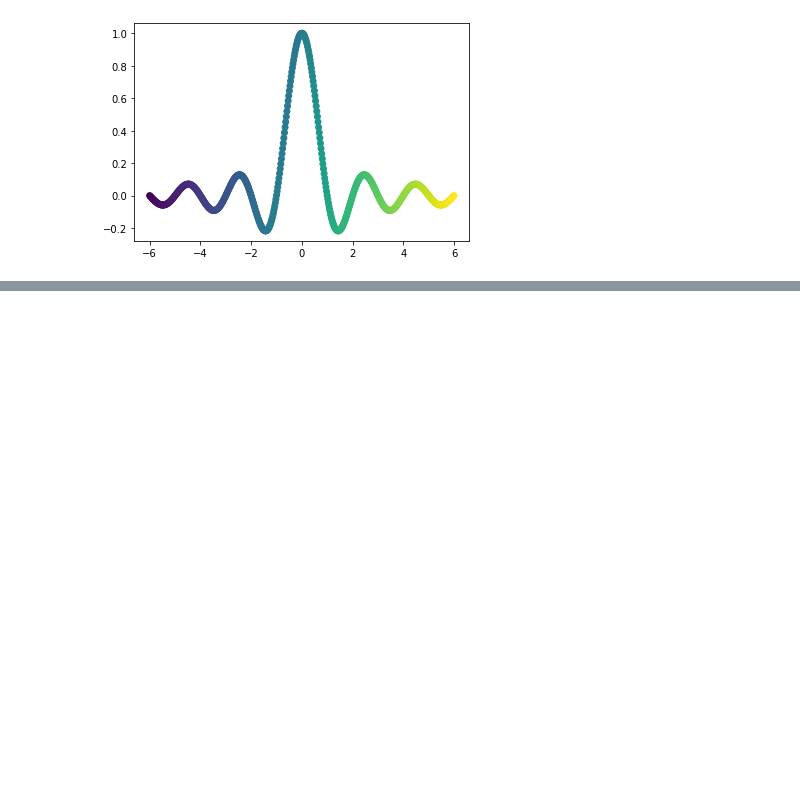
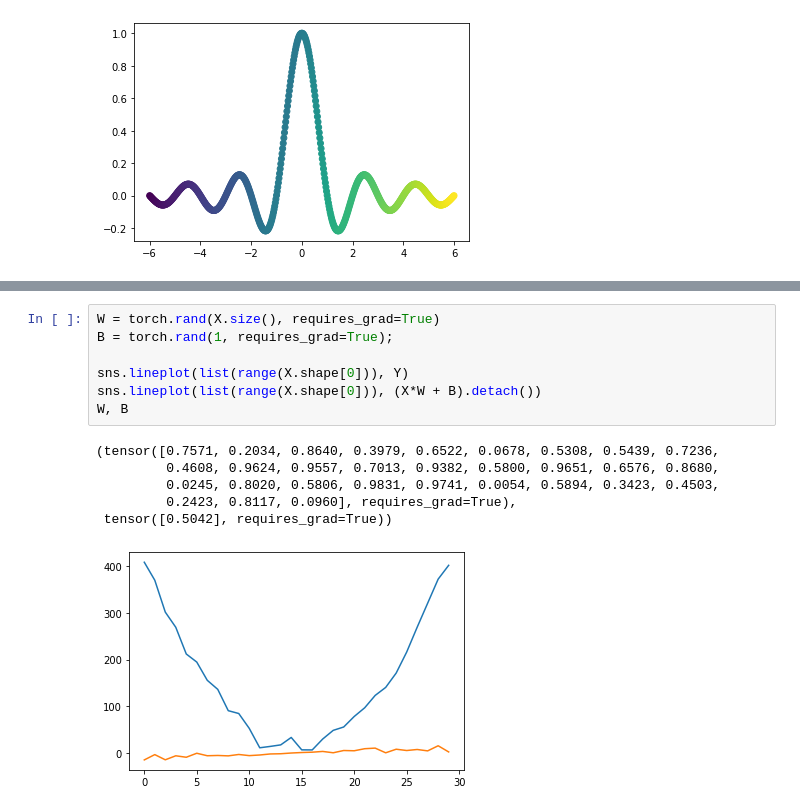
Before and after one commit to Nossonhuebner/ml-study, a Jupyter notebook: matplotlib practice/misc fundamentals.ipynb, the cells around one changed output, grey strips where cells are left out. Saved outputs shown, nothing was run; the diff lists cells and outputs as text; blank space fills up the shorter version.

```diff
--- a/matplotlib practice/Untitled.ipynb
+++ b/matplotlib practice/misc fundamentals.ipynb
@@ -219,0 +241,14 @@ TypeError: 'float' object cannot be interpreted as an integer
+# %%
+W = torch.rand(X.size(), requires_grad=True)
+B = torch.rand(1, requires_grad=True);
+
+sns.lineplot(list(range(X.shape[0])), Y)
+sns.lineplot(list(range(X.shape[0])), (X*W + B).detach())
+W, B
+# %% [output]
+(tensor([0.7571, 0.2034, 0.8640, 0.3979, 0.6522, 0.0678, 0.5308, 0.5439, 0.7236,
+         0.4608, 0.9624, 0.9557, 0.7013, 0.9382, 0.5800, 0.9651, 0.6576, 0.8680,
+         0.0245, 0.8020, 0.5806, 0.9831, 0.9741, 0.0054, 0.5894, 0.3423, 0.4503,
+         0.2423, 0.8117, 0.0960], requires_grad=True),
+ tensor([0.5042], requires_grad=True))
+[figure, added]
```
Also changed, not shown: parts of 27 cells of this notebook, 2 other files.
